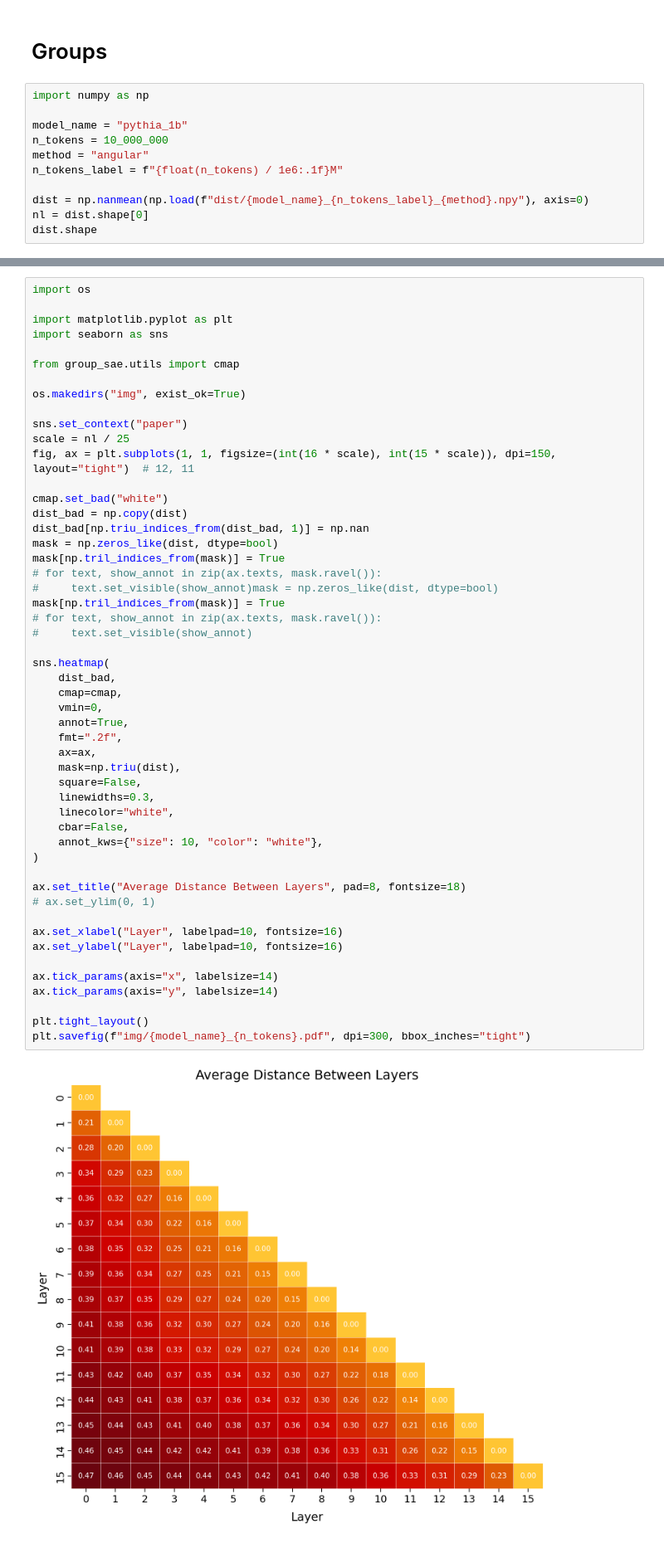
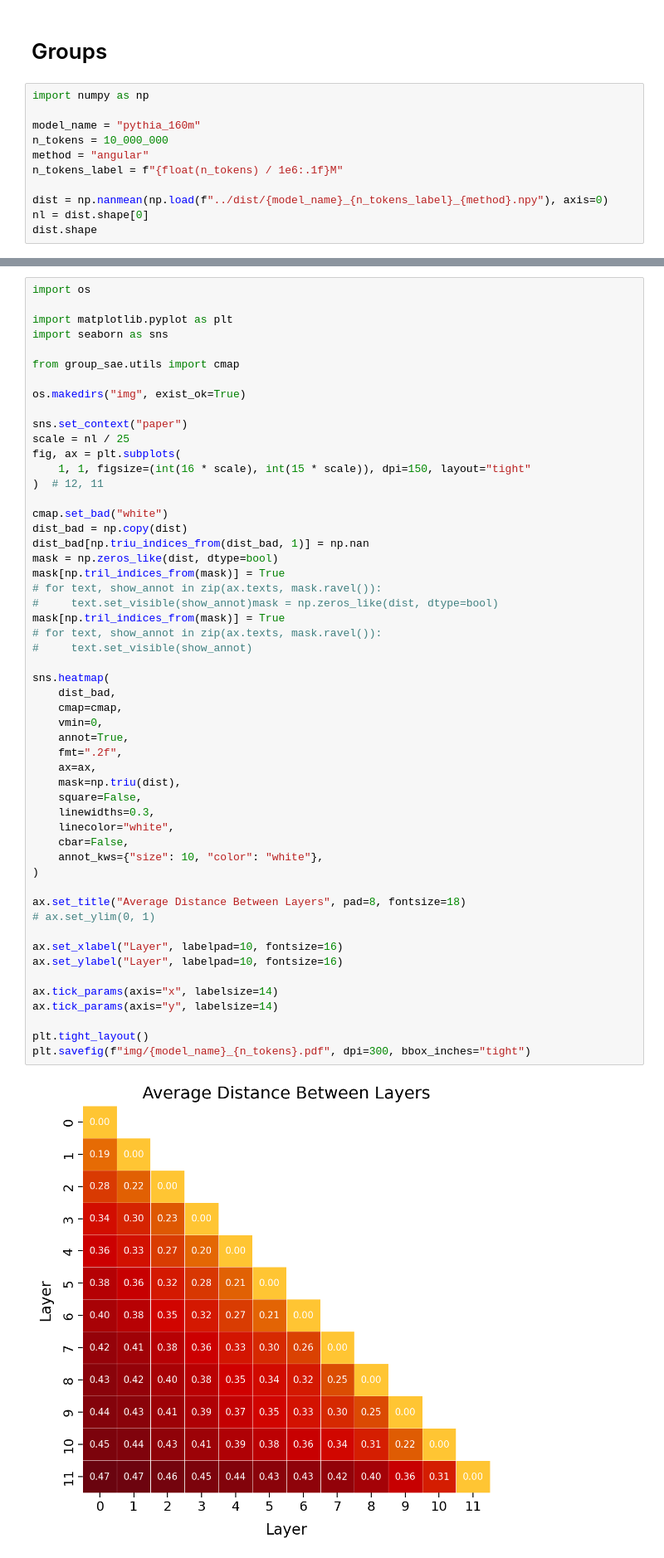
Before and after one commit to ghidav/group-sae, a Jupyter notebook: groups/plots.ipynb, the cells around one changed output, grey strips where cells are left out. Shown: that part at 83% size. Cells and saved outputs as stored; diff of their text form.

```diff
--- a/groups/plots.ipynb
+++ b/groups/plots.ipynb
@@ -3,11 +3,11 @@
 # %%
 import numpy as np
 
-model_name = "pythia_1b"
+model_name = "pythia_160m"
 n_tokens = 10_000_000
 method = "angular"
 n_tokens_label = f"{float(n_tokens) / 1e6:.1f}M"
 
-dist = np.nanmean(np.load(f"dist/{model_name}_{n_tokens_label}_{method}.npy"), axis=0)
+dist = np.nanmean(np.load(f"../dist/{model_name}_{n_tokens_label}_{method}.npy"), axis=0)
 nl = dist.shape[0]
 dist.shape
@@ -23,7 +25,9 @@ os.makedirs("img", exist_ok=True)
 
 sns.set_context("paper")
 scale = nl / 25
-fig, ax = plt.subplots(1, 1, figsize=(int(16 * scale), int(15 * scale)), dpi=150, layout="tight")  # 12, 11
+fig, ax = plt.subplots(
+    1, 1, figsize=(int(16 * scale), int(15 * scale)), dpi=150, layout="tight"
+)  # 12, 11
 
 cmap.set_bad("white")
 dist_bad = np.copy(dist)
@@ -36,32 +40,32 @@ mask[np.tril_indices_from(mask)] = True
 # for text, show_annot in zip(ax.texts, mask.ravel()):
 #     text.set_visible(show_annot)
 
 sns.heatmap(
     dist_bad,
     cmap=cmap,
     vmin=0,
     annot=True,
     fmt=".2f",
     ax=ax,
     mask=np.triu(dist),
     square=False,
     linewidths=0.3,
     linecolor="white",
     cbar=False,
     annot_kws={"size": 10, "color": "white"},
 )
 
 ax.set_title("Average Distance Between Layers", pad=8, fontsize=18)
 # ax.set_ylim(0, 1)
 
 ax.set_xlabel("Layer", labelpad=10, fontsize=16)
 ax.set_ylabel("Layer", labelpad=10, fontsize=16)
 
 ax.tick_params(axis="x", labelsize=14)
 ax.tick_params(axis="y", labelsize=14)
 
 plt.tight_layout()
 plt.savefig(f"img/{model_name}_{n_tokens}.pdf", dpi=300, bbox_inches="tight")
 # %% [output]
-[figure, old version]
+[figure, new version]
 # %%
```
Also changed, not shown: parts of 4 cells of this notebook.
